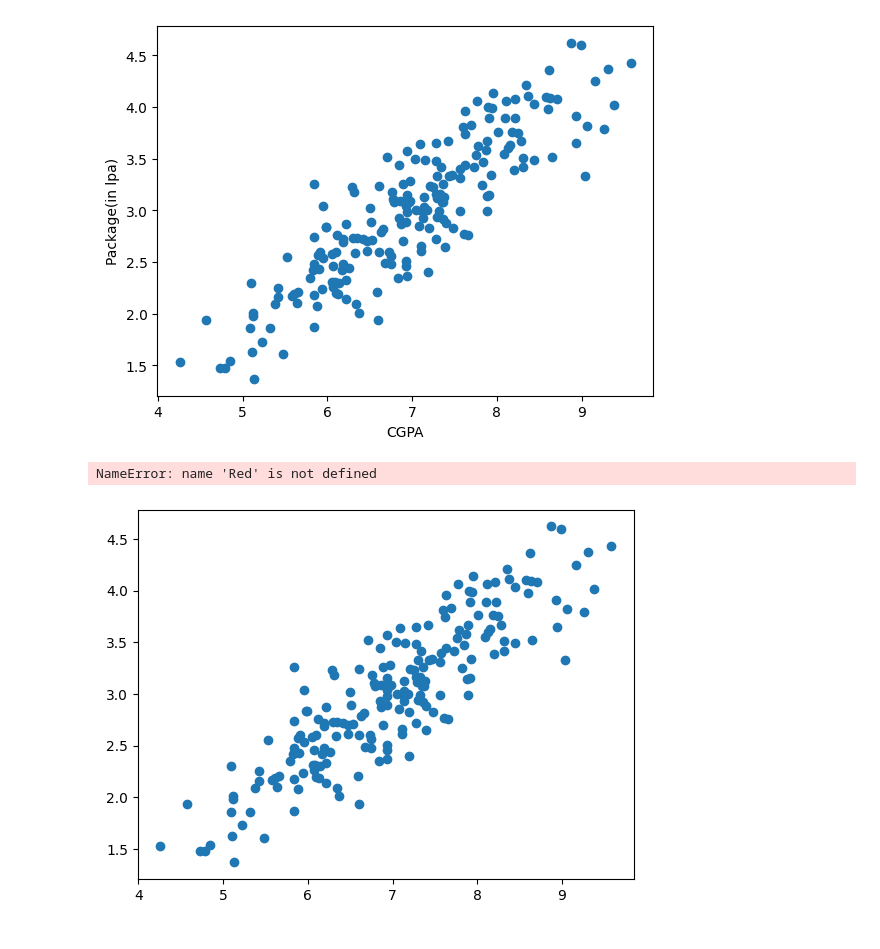
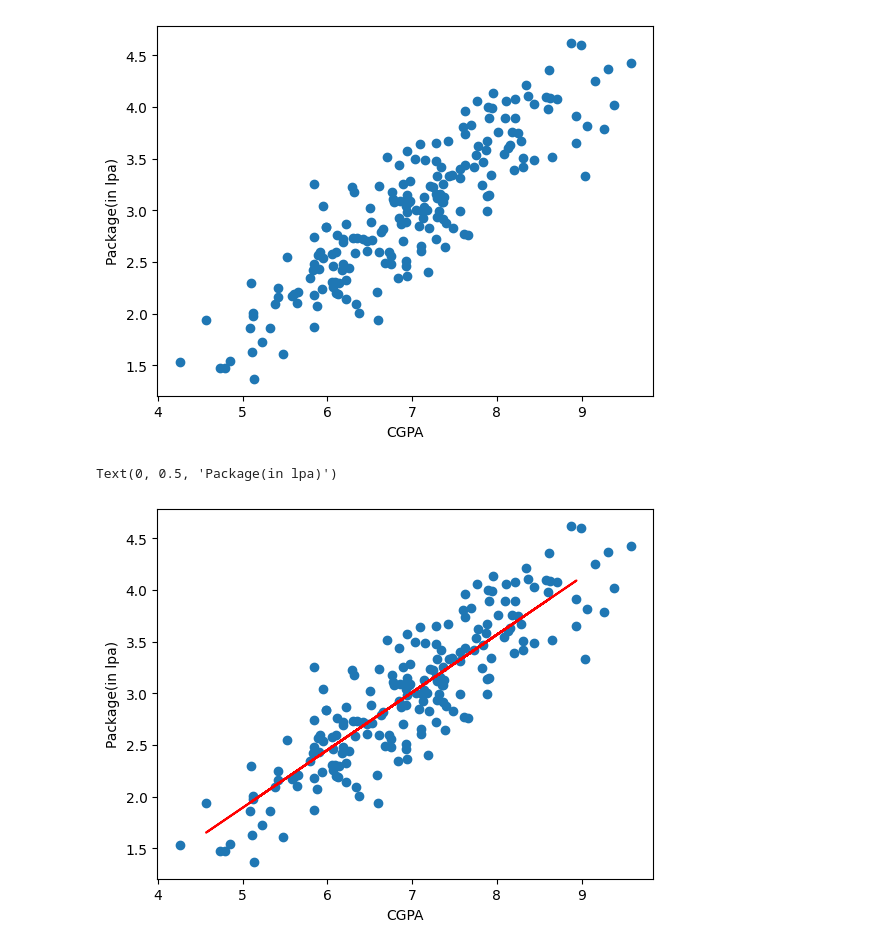
Before and after one commit to anishek1/machine-learning, a Jupyter notebook: python-ml-foundation/17_LINEAR_REGRESSION/practice.ipynb, the cells around one changed output. Drawn from its saved outputs; the diff is of its cells as text; code cells hidden in the pictures.

```diff
--- a/python-ml-foundation/17_LINEAR_REGRESSION/practice.ipynb
+++ b/python-ml-foundation/17_LINEAR_REGRESSION/practice.ipynb
@@ -101,9 +101,9 @@ Text(0, 0.5, 'Package(in lpa)')
 [figure]
 # %%
 plt.scatter(df['cgpa'],df['package'])
-plt.plot(x_test,lr.predict(x_test),color='Red)
+plt.plot(x_test,lr.predict(x_test),color='Red')
 plt.xlabel('CGPA')
 plt.ylabel('Package(in lpa)')
 # %% [output]
-NameError: name 'Red' is not defined
+Text(0, 0.5, 'Package(in lpa)')
-[figure, old version]
+[figure, new version]
```
Also changed, not shown: parts of 3 cells of this notebook.
